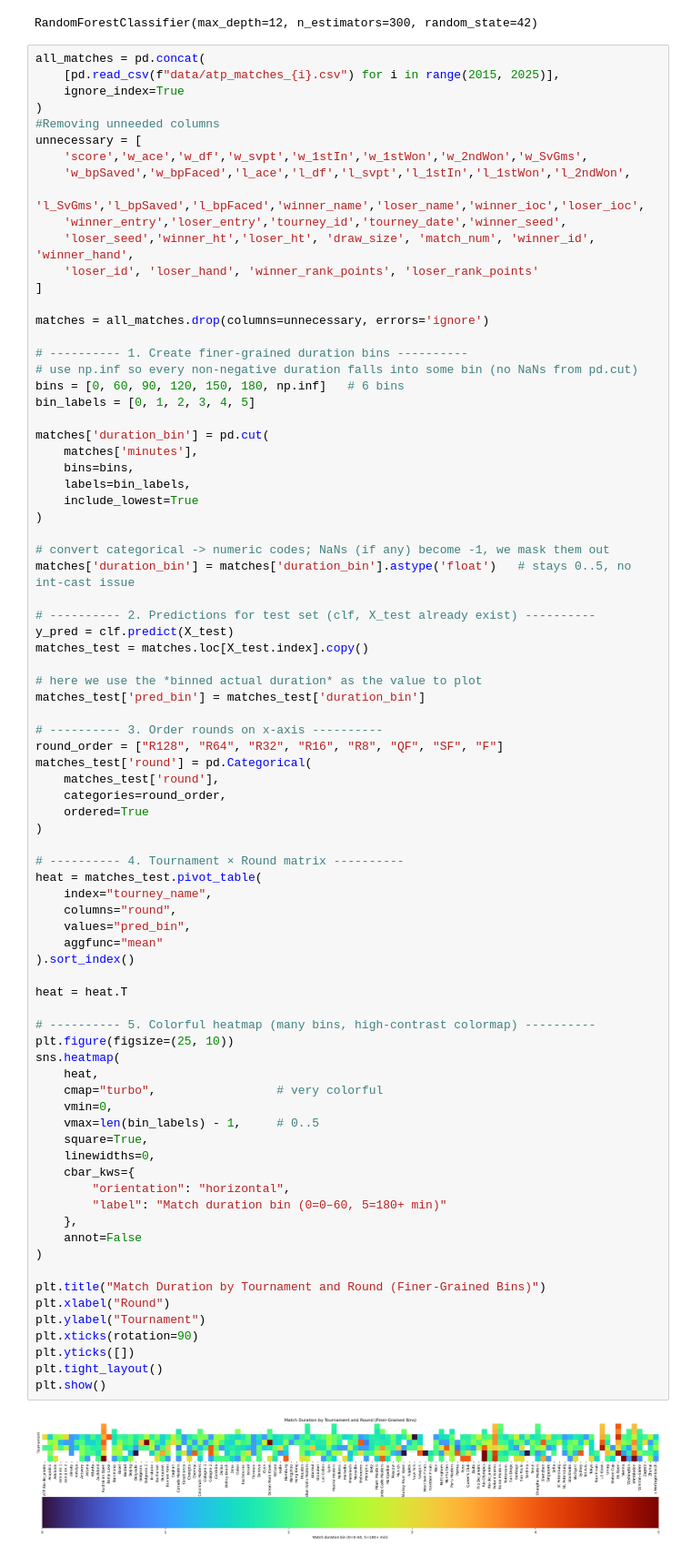
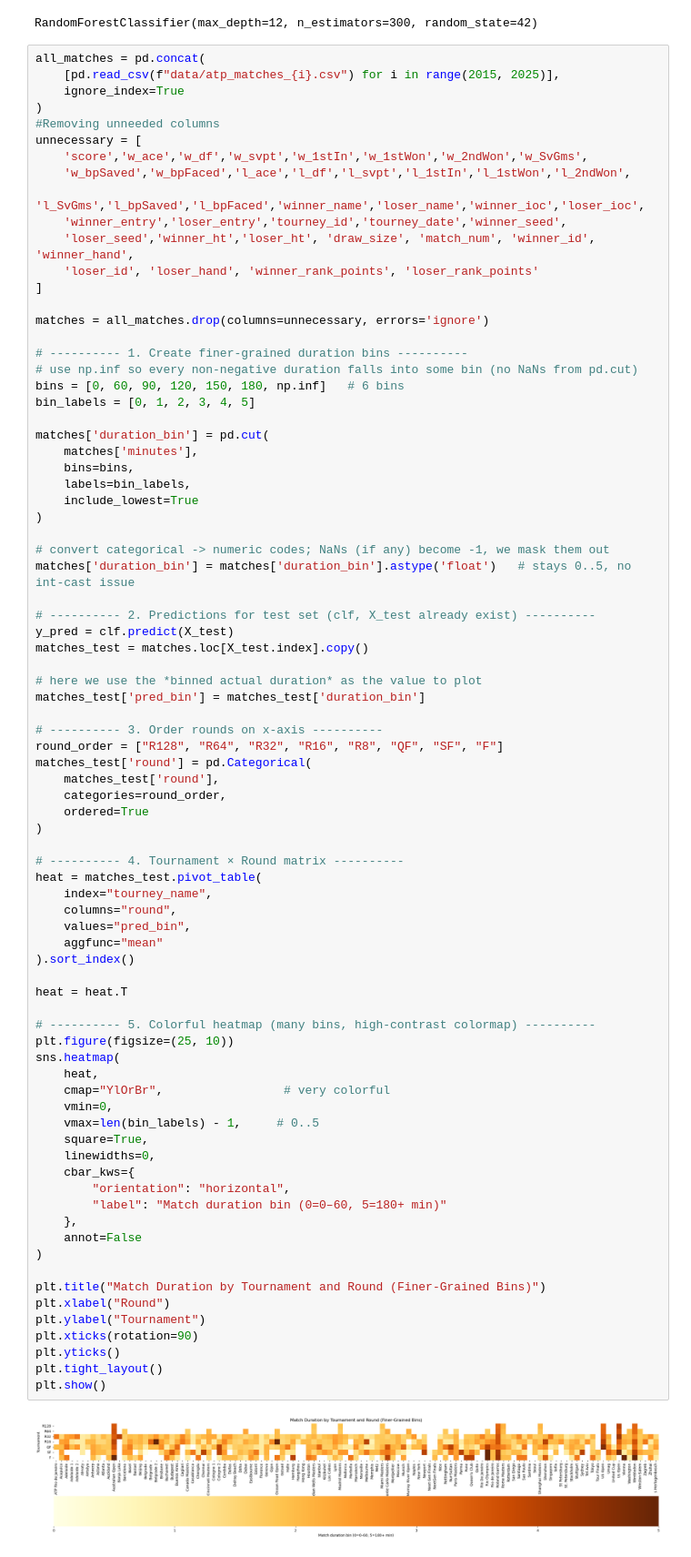
Before and after one commit to valipieri/DSF-projekt-, a Jupyter notebook: DSF/Untitled-1.ipynb, the cells around one changed output. Shown: that part at 91% size. Cells and saved outputs as stored; diff of their text form.

```diff
--- a/DSF/Untitled-1.ipynb
+++ b/DSF/Untitled-1.ipynb
@@ -356,33 +356,33 @@ heat = matches_test.pivot_table(
     index="tourney_name",
     columns="round",
     values="pred_bin",
     aggfunc="mean"
 ).sort_index()
 
 heat = heat.T
 
 # ---------- 5. Colorful heatmap (many bins, high-contrast colormap) ----------
 plt.figure(figsize=(25, 10))
 sns.heatmap(
     heat,
-    cmap="turbo",                 # very colorful
+    cmap="YlOrBr",                 # very colorful
     vmin=0,
     vmax=len(bin_labels) - 1,     # 0..5
     square=True,
     linewidths=0,
     cbar_kws={
         "orientation": "horizontal",
         "label": "Match duration bin (0=0–60, 5=180+ min)"
     },
     annot=False
 )
 
 plt.title("Match Duration by Tournament and Round (Finer-Grained Bins)")
 plt.xlabel("Round")
 plt.ylabel("Tournament")
 plt.xticks(rotation=90)
-plt.yticks([])
+plt.yticks()
 plt.tight_layout()
 plt.show()
 # %% [output]
-[figure, old version]
+[figure, new version]
```
